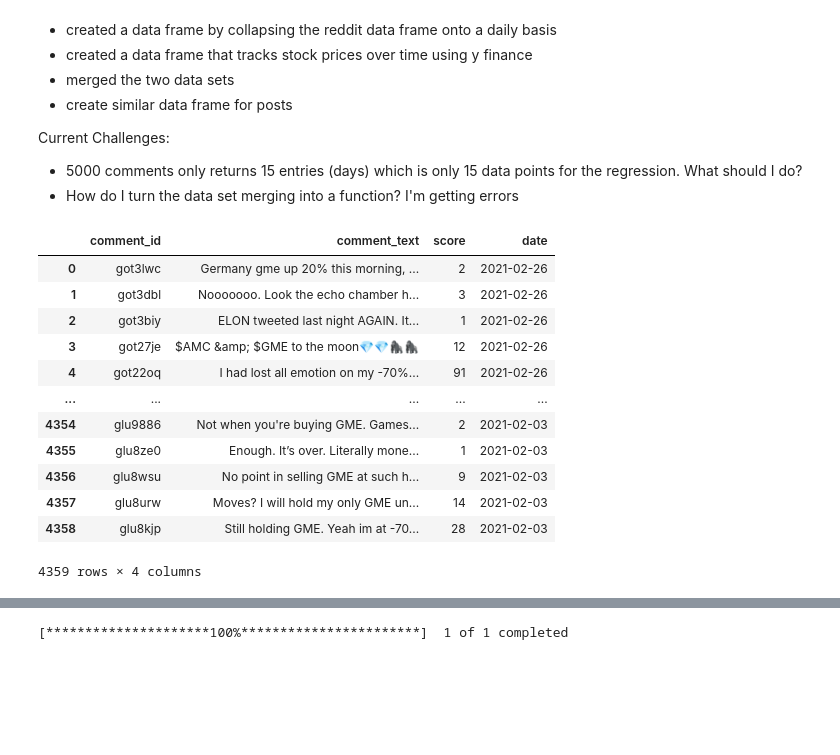
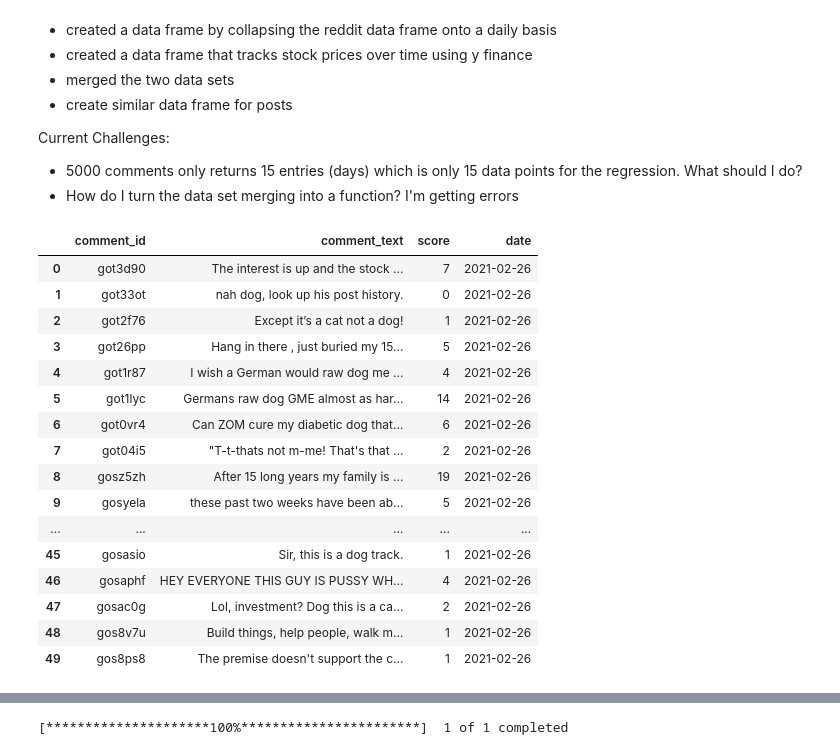
Before and after one commit to Daniilab/DSCI510_Final_Project, a Jupyter notebook: Final_Project.ipynb, the cells around one changed output, grey strips where cells are left out. Cells and saved outputs as stored; diff of their text form; code cells hidden in the pictures; blank space fills up the shorter version.

```diff
--- a/Final_Project.ipynb
+++ b/Final_Project.ipynb
@@ -29,44 +29,48 @@ before = int(dt.datetime(2021,2,26,0,0).timestamp()) #.timestamp() converts the
 after = int(dt.datetime(2021,2,3,0,0).timestamp())
 
 subreddit="wallstreetbets"
-limit=5000
-word_to_check = 'gme to the moon'
+limit=500
+word_to_check = 'dog'
 # %%
-#Creating a data frame with comment data
+#Creating a data frame with comment data. Use this just to play around and experiment.
 
 
 
-comments = api.search_comments(q= word_to_check, subreddit=subreddit, limit=limit, before=before, after=after)
+comments_test = api.search_comments(q= word_to_check, subreddit=subreddit, limit=limit, before=before, after=after)
 
-comments_list=[]
+comments_list_test=[]
 
 
-for comment in comments:
+for comment in comments_test:
     #if word_to_check in comment.body.lower():#case insensitive check
-        comments_list.append(
+        comments_list_test.append(
             {"comment_id": comment.id, "comment_text": comment.body,"score": comment.score, "date":comment.created}
         )
 
-comments_df=pd.DataFrame(comments_list)
+comments_df_test=pd.DataFrame(comments_list_test)
 
 
-comments_df["date"] = pd.to_datetime(comments_df["date"], unit="s").dt.date
+comments_df_test["date"] = pd.to_datetime(comments_df_test["date"], unit="s").dt.date
 
-#pd.set_option("display.max_colwidth", -1) #this is how to view full comments text
+pd.set_option("display.max_colwidth", -1) #this is how to view full comments_test text
 
-display(comments_df)
+display(comments_df_test)
 # %% [output]
 |  | comment_id | comment_text | score | date |
-| 0 | got3lwc | Germany gme up 20% this morning, ... | 2 | 2021-02-26 |
-| 1 | got3dbl | Nooooooo. Look the echo chamber h... | 3 | 2021-02-26 |
-| 2 | got3biy | ELON tweeted last night AGAIN. It... | 1 | 2021-02-26 |
-| 3 | got27je | $AMC &amp; $GME to the moon💎💎🦍🦍 | 12 | 2021-02-26 |
-| 4 | got22oq | I had lost all emotion on my -70%... | 91 | 2021-02-26 |
+| 0 | got3d90 | The interest is up and the stock ... | 7 | 2021-02-26 |
+| 1 | got33ot | nah dog, look up his post history. | 0 | 2021-02-26 |
+| 2 | got2f76 | Except it’s a cat not a dog! | 1 | 2021-02-26 |
+| 3 | got26pp | Hang in there , just buried my 15... | 5 | 2021-02-26 |
+| 4 | got1r87 | I wish a German would raw dog me ... | 4 | 2021-02-26 |
+| 5 | got1lyc | Germans raw dog GME almost as har... | 14 | 2021-02-26 |
+| 6 | got0vr4 | Can ZOM cure my diabetic dog that... | 6 | 2021-02-26 |
+| 7 | got04i5 | "T-t-thats not m-me! That's that ... | 2 | 2021-02-26 |
+| 8 | gosz5zh | After 15 long years my family is ... | 19 | 2021-02-26 |
+| 9 | gosyela | these past two weeks have been ab... | 5 | 2021-02-26 |
 | ... | ... | ... | ... | ... |
-| 4354 | glu9886 | Not when you're buying GME. Games... | 2 | 2021-02-03 |
-| 4355 | glu8ze0 | Enough. It’s over. Literally mone... | 1 | 2021-02-03 |
-| 4356 | glu8wsu | No point in selling GME at such h... | 9 | 2021-02-03 |
-| 4357 | glu8urw | Moves? I will hold my only GME un... | 14 | 2021-02-03 |
-| 4358 | glu8kjp | Still holding GME. Yeah im at -70... | 28 | 2021-02-03 |
+| 45 | gosasio | Sir, this is a dog track. | 1 | 2021-02-26 |
+| 46 | gosaphf | HEY EVERYONE THIS GUY IS PUSSY WH... | 4 | 2021-02-26 |
+| 47 | gosac0g | Lol, investment? Dog this is a ca... | 2 | 2021-02-26 |
+| 48 | gos8v7u | Build things, help people, walk m... | 1 | 2021-02-26 |
+| 49 | gos8ps8 | The premise doesn't support the c... | 1 | 2021-02-26 |
-4359 rows × 4 columns
 # %%
```
Also changed, not shown: parts of 3 cells of this notebook.
